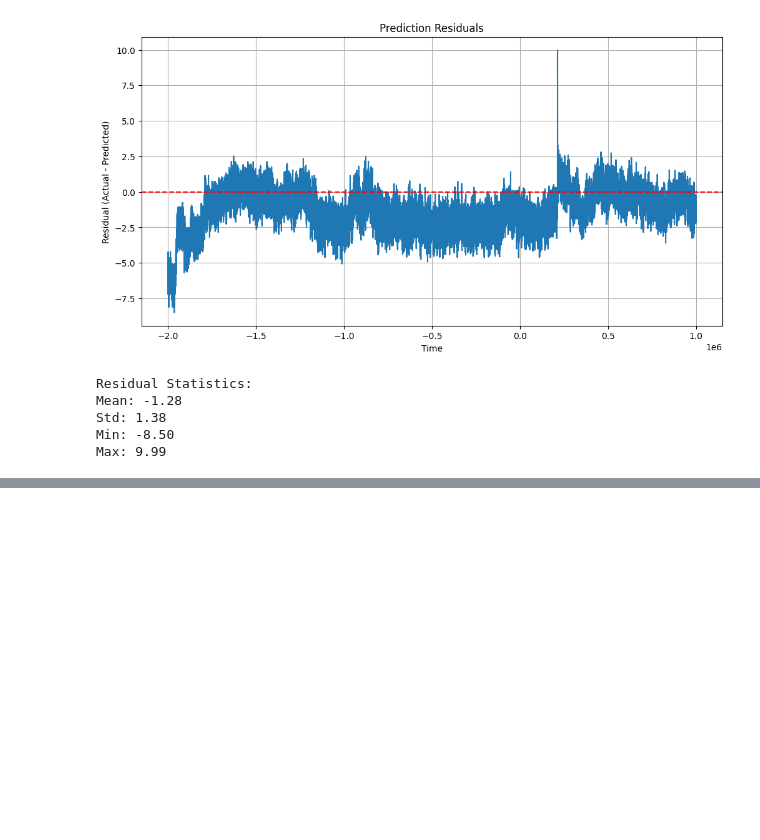
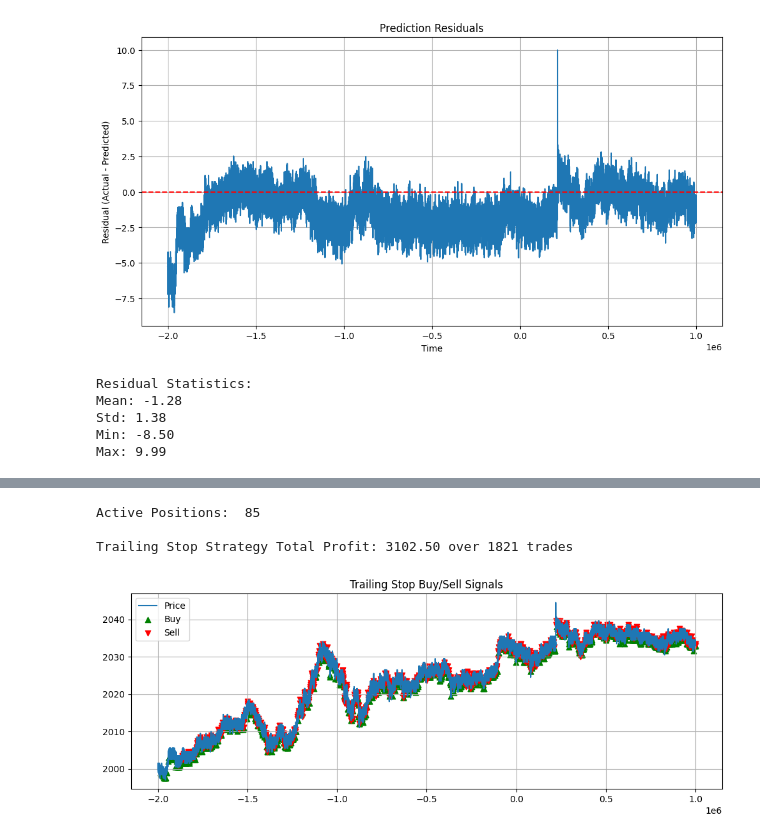
Before and after one commit to AkeBoss-tech/imc-prosperity-ake-bossers, a Jupyter notebook: round1/analysis.ipynb, the cells around one changed output, grey strips where cells are left out. Cells and saved outputs as stored; diff of their text form; code cells hidden in the pictures; blank space fills up the shorter version.

```diff
--- a/round1/analysis.ipynb
+++ b/round1/analysis.ipynb
@@ -495,0 +747,71 @@ Max: 9.99
+# %%
+def generate_trailing_stop_signals(data, lookback=30, stop_loss_pct=0.02, max_hold_period=1000):
+    buy_signals = [None] * len(data)
+    sell_signals = [None] * len(data)
+    profits = []
+    active_positions = []
+
+    for i in range(lookback, len(data)):
+        price = data['mid_price'].iloc[i]
+        lookback_prices = data['mid_price'].iloc[i-lookback:i]
+
+        # Open new position if price is at the 20-period low
+        if price == min(lookback_prices):
+            position = {
+                "buy_price": price,
+                "stop_loss": price * (1 - stop_loss_pct),
+                "entry_index": i,
+                "entry_price": price
+            }
+            active_positions.append(position)
+            buy_signals[i] = price
+
+        # Check all active positions
+        updated_positions = []
+        for position in active_positions:
+            entry_index = position["entry_index"]
+            buy_price = position["buy_price"]
+            stop_loss = position["stop_loss"]
+
+            # Update stop loss if price has increased
+            if price > buy_price:
+                new_stop = price * (1 - stop_loss_pct)
+                position["stop_loss"] = max(stop_loss, new_stop)
+
+            # Check if stop loss is hit
+            if price <= position["stop_loss"]:
+                sell_signals[i] = price
+                profits.append(price - buy_price)
+            # Check if position has expired
+            elif i - entry_index >= max_hold_period:
+                sell_signals[i] = price
+                profits.append(price - buy_price)
+            else:
+                updated_positions.append(position)
+
+        active_positions = updated_positions
+
+    # Final step: close any remaining positions at the last price
+    final_price = data['mid_price'].iloc[-1]
+    print("Active Positions: ", len(active_positions))
+    for position in active_positions:
+        entry_index = position["entry_index"]
+        buy_price = position["buy_price"]
+        sell_signals[-1] = final_price
+        profits.append(final_price - buy_price)
+
+    return buy_signals, sell_signals, profits
+
+# Apply trailing stop strategy
+ts_buys, ts_sells, ts_profits = generate_trailing_stop_signals(KELP)
+
+# Print profits
+print(f"\nTrailing Stop Strategy Total Profit: {sum(ts_profits):.2f} over {len(ts_profits)} trades")
+
+# Plot signals
+plot_signals(KELP, ts_buys, ts_sells, 'Trailing Stop Buy/Sell Signals')
+# %% [output]
+Active Positions:  85
+
+Trailing Stop Strategy Total Profit: 3102.50 over 1821 trades
+[figure, added]
```
Also changed, not shown: parts of 10 cells of this notebook.
